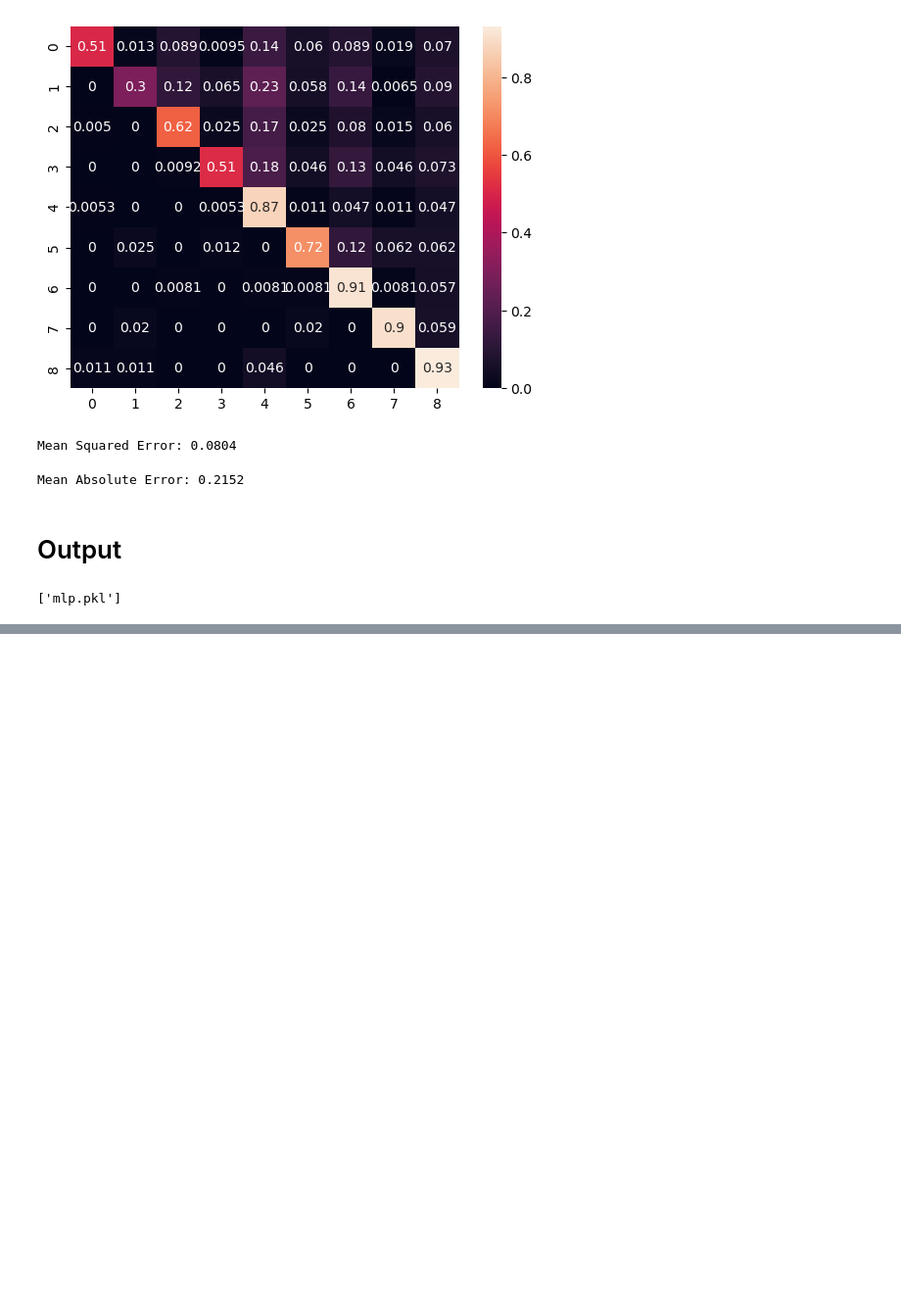
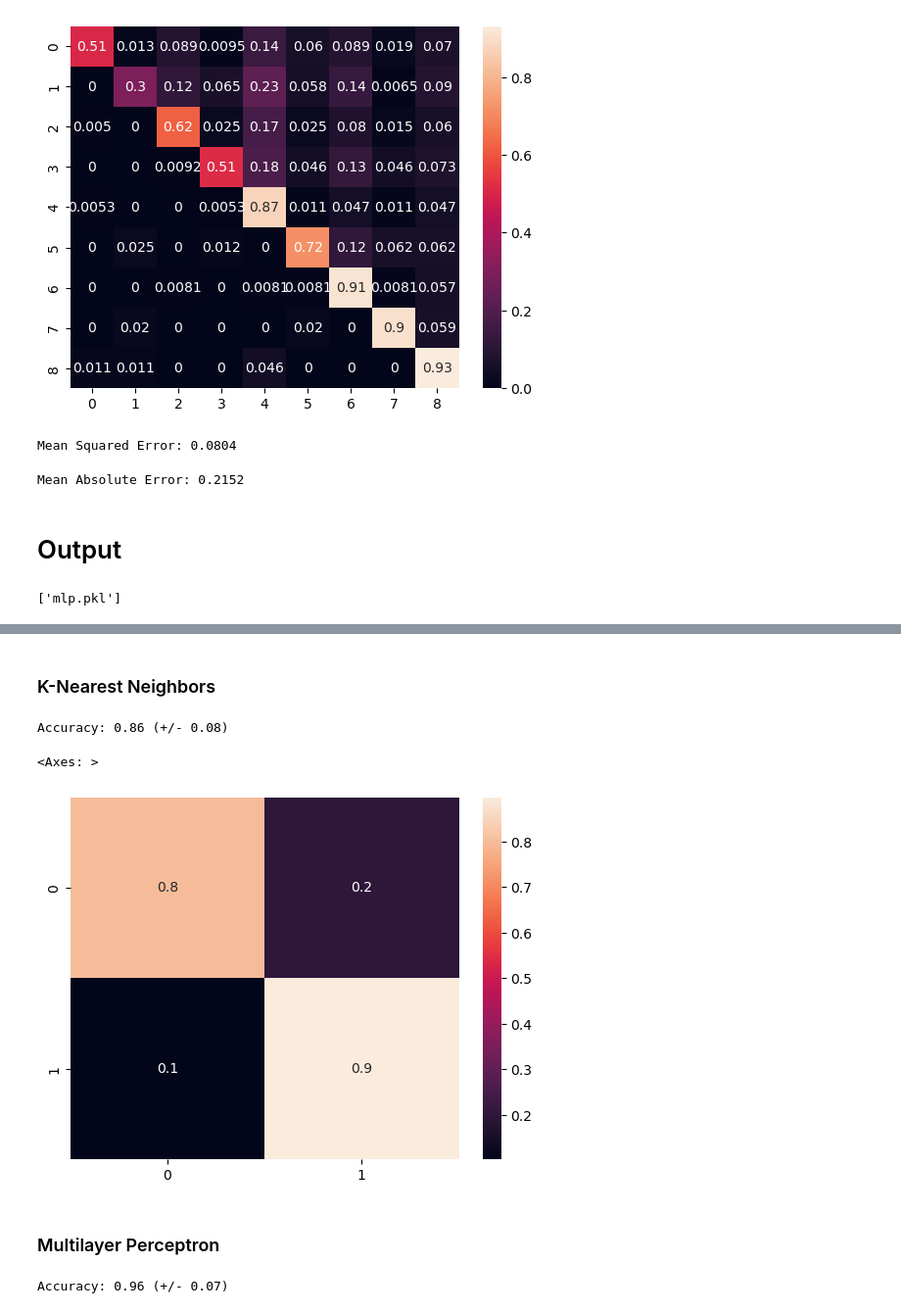
Before and after one commit to tybeller/TicTacToeAI, a Jupyter notebook: Tic Tac Toe.ipynb, the cells around one changed output, grey strips where cells are left out. Shown at 98% size. Cells and saved outputs as stored; diff of their text form; code cells hidden in the pictures; blank space fills up the shorter version.

```diff
--- a/Tic Tac Toe.ipynb
+++ b/Tic Tac Toe.ipynb
@@ -263,0 +346,30 @@ jl.dump(mlp_reg, 'mlp.pkl')
+# %% [markdown]
+### K-Nearest Neighbors
+# %%
+kn_final_clf = KNeighborsClassifier(n_neighbors=10)
+kn_final_clf.fit(X_final_train, y_final_train.ravel())
+
+scores = cross_val_score(kn_final_clf, X_final_test, y_final_test.ravel(), cv=kfold)
+
+print("Accuracy: %0.2f (+/- %0.2f)" % (scores.mean(), scores.std() * 2))
+# %% [output]
+Accuracy: 0.86 (+/- 0.08)
+# %%
+y_final_kn_pred = cross_val_predict(kn_final_clf, X_final_test, y_final_test.ravel(), cv=kfold)
+
+kn_final_conf_mx = confusion_matrix(y_final_test, y_final_kn_pred, normalize='true')
+sns.heatmap(kn_final_conf_mx, annot=True)
+# %% [output]
+<Axes: >
+[figure, added]
+# %% [markdown]
+### Multilayer Perceptron
+# %%
+mlp_final_clf = MLPClassifier(random_state=1, solver='lbfgs', max_iter=500)
+mlp_final_clf.fit(X_final_train, y_final_train.ravel())
+
+scores = cross_val_score(mlp_final_clf, X_final_test, y_final_test.ravel(), cv=kfold)
+
+print("Accuracy: %0.2f (+/- %0.2f)" % (scores.mean(), scores.std() * 2))
+# %% [output]
+Accuracy: 0.96 (+/- 0.07)
```
Also changed, not shown: parts of 44 cells of this notebook.
